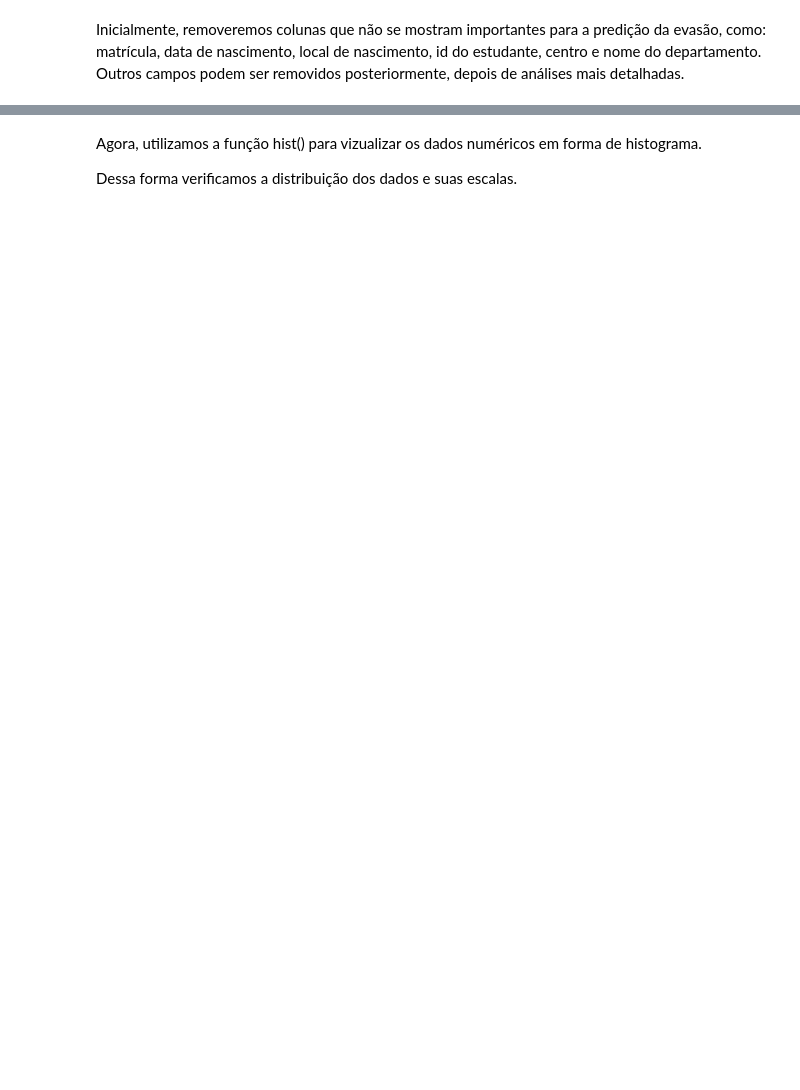
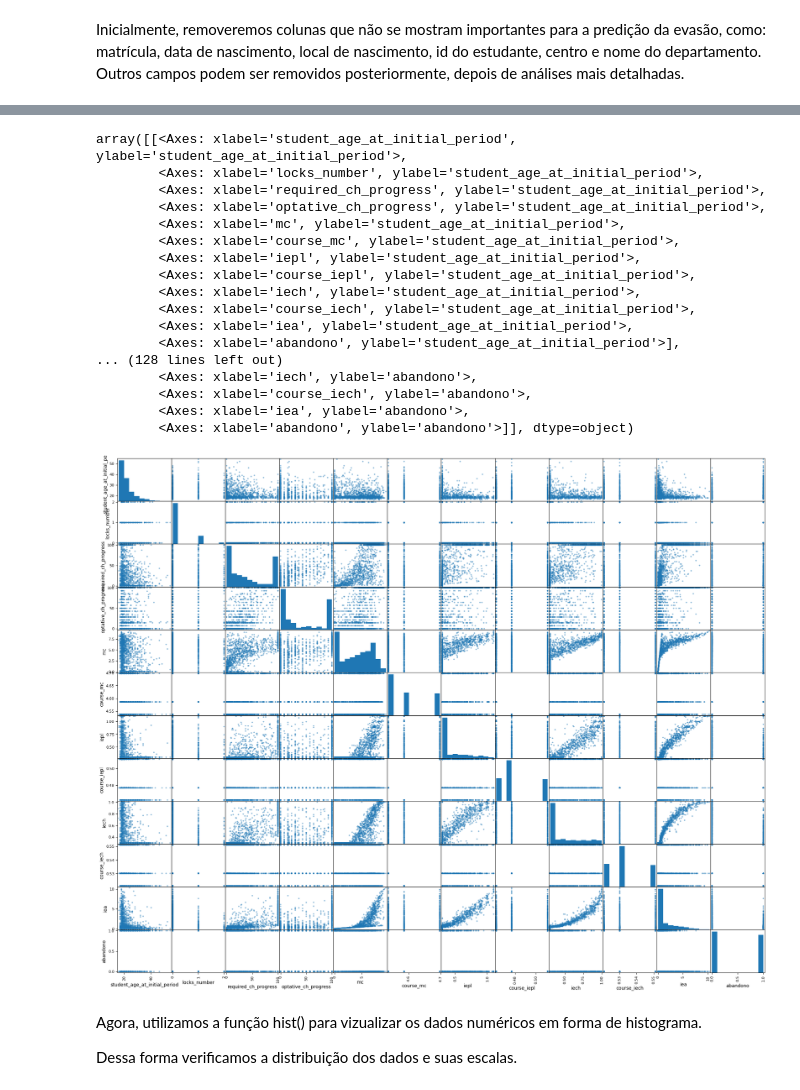
Before and after one commit to gabrielmoliva/Atividade-1---Machine-Learning, a Jupyter notebook: modelo.ipynb, the cells around one changed output, grey strips where cells are left out. Saved outputs shown, nothing was run; the diff lists cells and outputs as text; code cells hidden in the pictures; blank space fills up the shorter version.

```diff
--- a/modelo.ipynb
+++ b/modelo.ipynb
@@ -83,3 +161,26 @@ memory usage: 305.2+ KB
+# %%
+from pandas.plotting import scatter_matrix
+
+scatter_matrix(df, figsize=(25,20))
+# %% [output]
+array([[<Axes: xlabel='student_age_at_initial_period', ylabel='student_age_at_initial_period'>,
+        <Axes: xlabel='locks_number', ylabel='student_age_at_initial_period'>,
+        <Axes: xlabel='required_ch_progress', ylabel='student_age_at_initial_period'>,
+        <Axes: xlabel='optative_ch_progress', ylabel='student_age_at_initial_period'>,
+        <Axes: xlabel='mc', ylabel='student_age_at_initial_period'>,
+        <Axes: xlabel='course_mc', ylabel='student_age_at_initial_period'>,
+        <Axes: xlabel='iepl', ylabel='student_age_at_initial_period'>,
+        <Axes: xlabel='course_iepl', ylabel='student_age_at_initial_period'>,
+        <Axes: xlabel='iech', ylabel='student_age_at_initial_period'>,
+        <Axes: xlabel='course_iech', ylabel='student_age_at_initial_period'>,
+        <Axes: xlabel='iea', ylabel='student_age_at_initial_period'>,
+        <Axes: xlabel='abandono', ylabel='student_age_at_initial_period'>],
+... (128 lines left out)
+        <Axes: xlabel='iech', ylabel='abandono'>,
+        <Axes: xlabel='course_iech', ylabel='abandono'>,
+        <Axes: xlabel='iea', ylabel='abandono'>,
+        <Axes: xlabel='abandono', ylabel='abandono'>]], dtype=object)
+[figure, added]
 # %% [markdown]
 Agora, utilizamos a função hist() para vizualizar os dados numéricos em forma de histograma.
 
```
Also changed, not shown: parts of 16 cells of this notebook.
